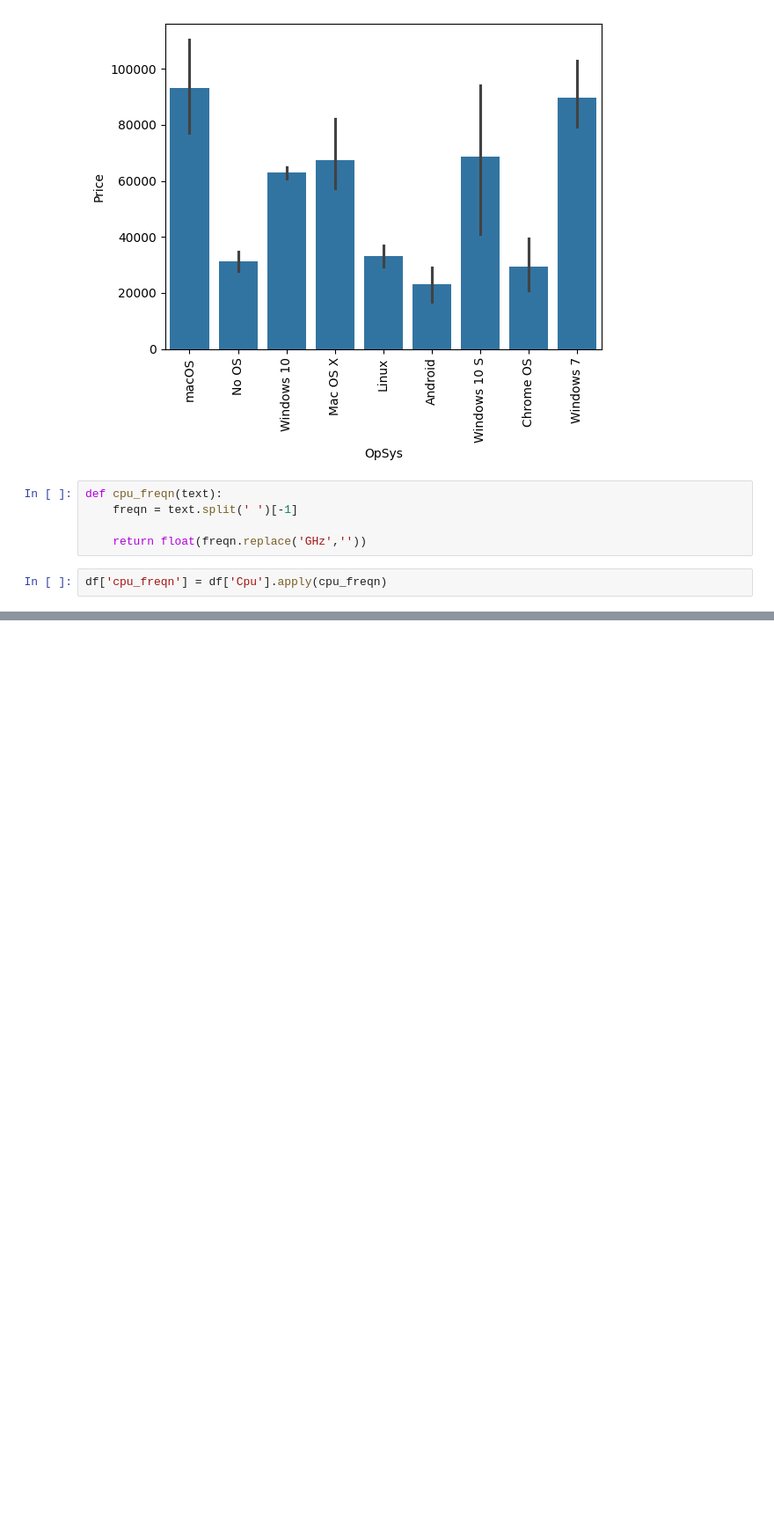
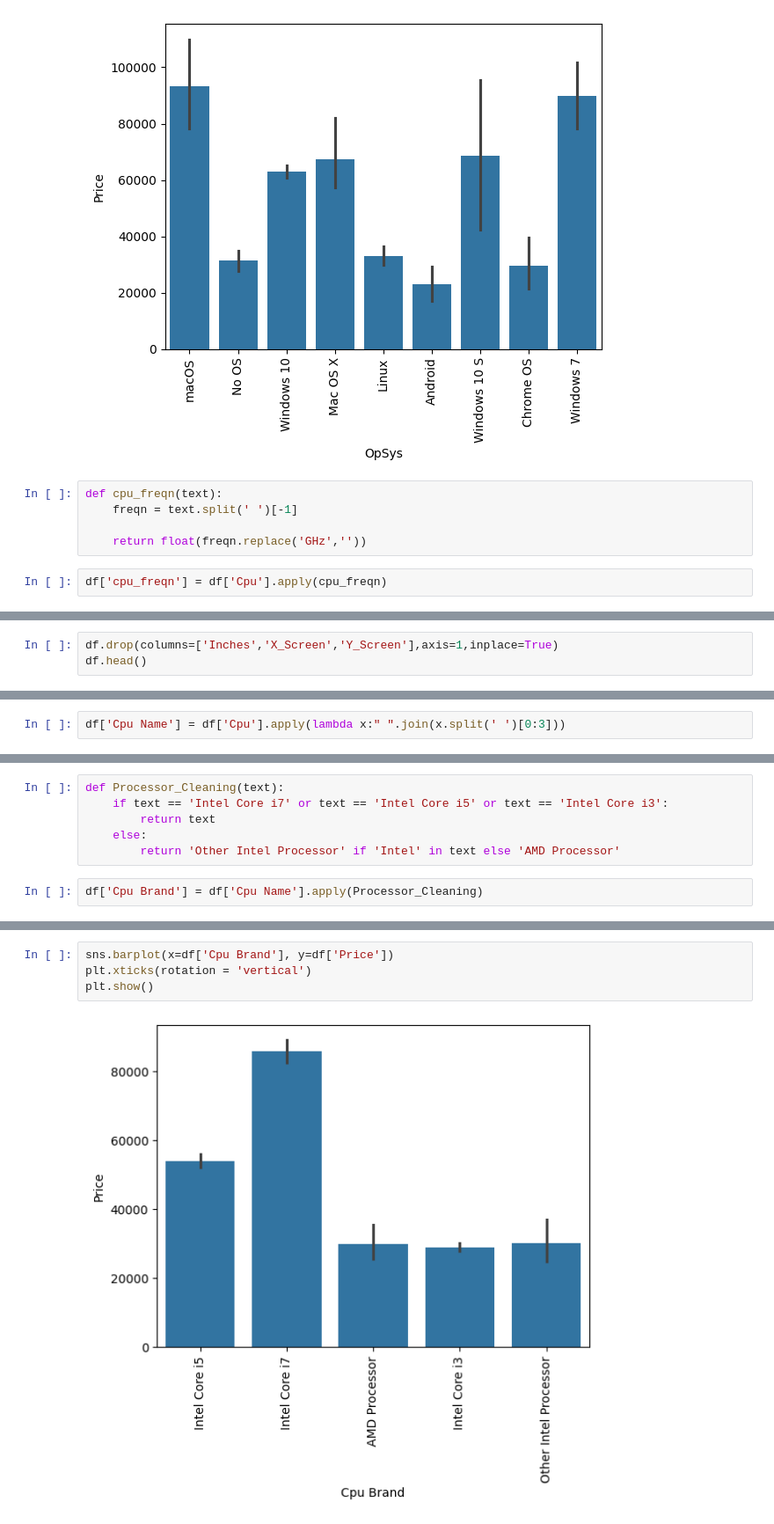
Before and after one commit to RoshannCodes/LAPTOP-PRICE-PREDICTION, a Jupyter notebook: laptop_price_predictor.ipynb, the cells around one changed output, grey strips where cells are left out. Shown at 88% size. Saved outputs shown, nothing was run; the diff lists cells and outputs as text; blank space fills up the shorter version.

```diff
--- a/laptop_price_predictor.ipynb
+++ b/laptop_price_predictor.ipynb
@@ -205,0 +255,3 @@ array(['IPS Panel Retina Display ', '', 'Full HD ', 'IPS Panel Full HD ',
+# %%
+df.drop(columns=['Inches','X_Screen','Y_Screen'],axis=1,inplace=True)
+df.head()
@@ -205,0 +265,2 @@ array(['IPS Panel Retina Display ', '', 'Full HD ', 'IPS Panel Full HD ',
+# %%
+df['Cpu Name'] = df['Cpu'].apply(lambda x:" ".join(x.split(' ')[0:3]))
@@ -205,0 +276,8 @@ array(['IPS Panel Retina Display ', '', 'Full HD ', 'IPS Panel Full HD ',
+# %%
+def Processor_Cleaning(text):
+    if text == 'Intel Core i7' or text == 'Intel Core i5' or text == 'Intel Core i3':
+        return text
+    else:
+        return 'Other Intel Processor' if 'Intel' in text else 'AMD Processor'
+# %%
+df['Cpu Brand'] = df['Cpu Name'].apply(Processor_Cleaning)
@@ -205,0 +290,6 @@ array(['IPS Panel Retina Display ', '', 'Full HD ', 'IPS Panel Full HD ',
+# %%
+sns.barplot(x=df['Cpu Brand'], y=df['Price'])
+plt.xticks(rotation = 'vertical')
+plt.show()
+# %% [output]
+[figure, added]
```
Also changed, not shown: parts of 61 cells of this notebook.
